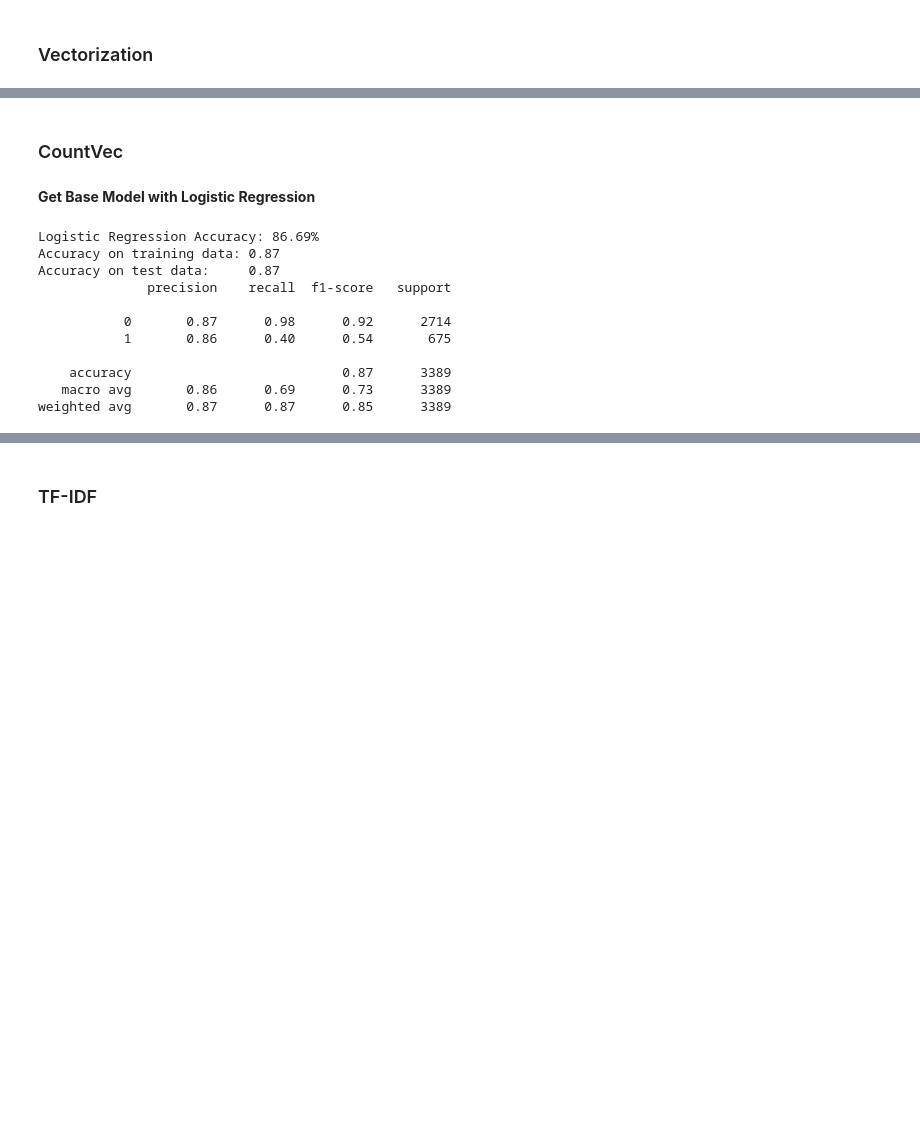
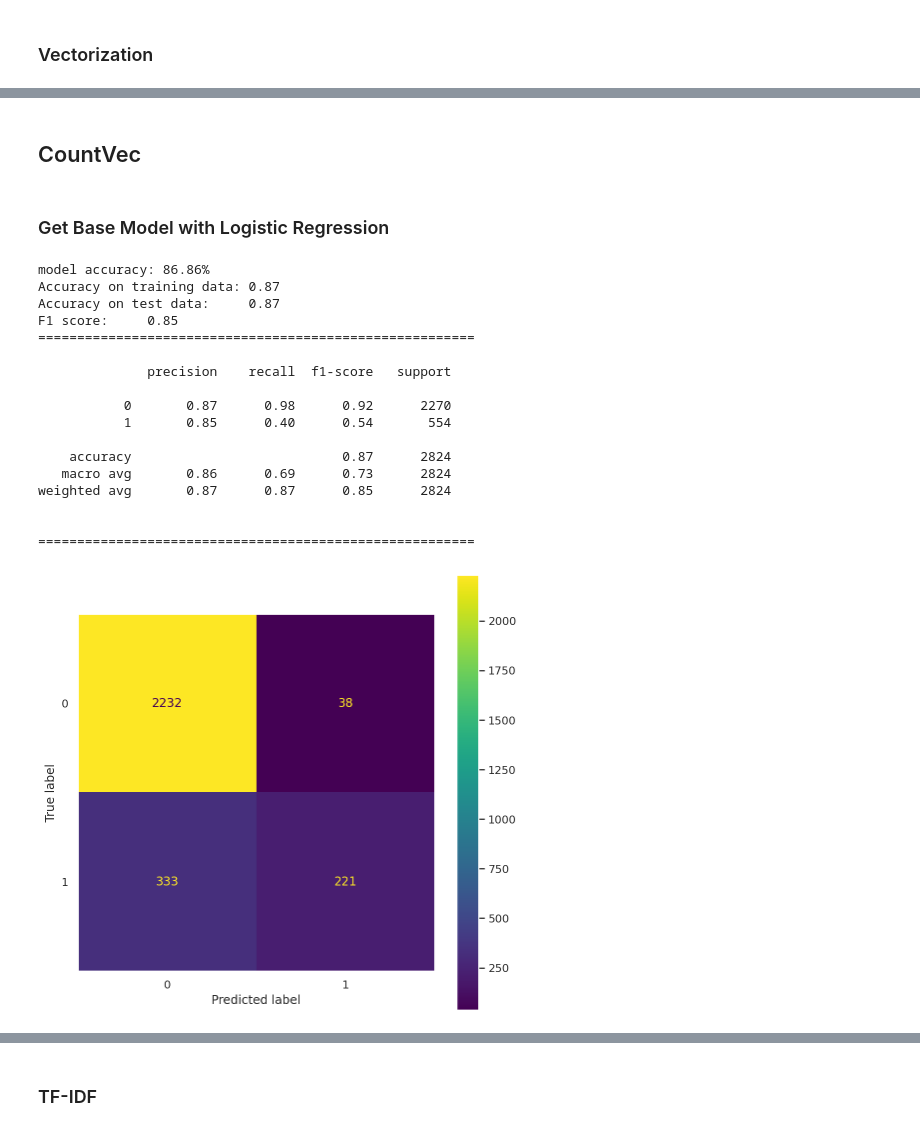
Before and after one commit to jadecebeci/Twitter-Sentiment-Analysis-on-Airlines, a Jupyter notebook: Preprocessing_and_Modeling.ipynb, the cells around one changed output, grey strips where cells are left out. Saved outputs shown, nothing was run; the diff lists cells and outputs as text; code cells hidden in the pictures; blank space fills up the shorter version.

Commit message:
Modeling

```diff
--- a/Preprocessing_and_Modeling.ipynb
+++ b/Preprocessing_and_Modeling.ipynb
@@ -400,35 +396,57 @@ After the vectorization phase, the data will be divide into **“training”** a
+# %%
+#Creating function to evaluate our models.
+def evaluation(model, X_train, X_test):
+
+    y_pred = model.predict(X_test)
+
+    model_accuracy = 100*accuracy_score(y_test,y_pred)
+    training_accuracy = model.score(X_train, y_train)
+    test_accuracy = model.score(X_test, y_test)
+    f1 = f1_score(y_test, y_pred)
+
+    print('model accuracy: %0.2f%%' % (model_accuracy))
+    print("Accuracy on training data: %0.2f" % (training_accuracy))
+    print("Accuracy on test data:     %0.2f" % (test_accuracy))
+    print("F1 score:     %0.2f" % (f1))
+    print('========================================================')
+    print('')
+    print(classification_report(y_test,y_pred))
+    print('')
+    print('========================================================')
+    plot_confusion_matrix(model,X_test, y_test)
+    plt.grid(None)
 # %% [markdown]
-### CountVec
+## CountVec
 # %%
-cv = CountVectorizer(min_df=5, max_df=0.70)
-X = cv.fit_transform(df.text)
+X = df['text']
 y = df['airline_sentiment']
 
-X_train, X_test, y_train, y_test = train_test_split(X, y, test_size=.30, random_state=42)
+cv = CountVectorizer(min_df=5, max_df=0.70)
+X_vec = cv.fit_transform(X)
+
+X_train, X_test, y_train, y_test = train_test_split(X_vec, y, random_state=42)
 # %% [markdown]
-**Get Base Model with Logistic Regression**
+### Get Base Model with Logistic Regression
-# %%
-logReg = LogisticRegression(max_iter=1000, C = 0.02).fit(X_train, y_train)
-y_pred = logReg.predict(X_test)
-
-print("Logistic Regression Accuracy: %0.2f%%" % (100 * logReg.score(X_test, y_test)))
-
-training_accuracy = logReg.score(X_train, y_train)
-test_accuracy = logReg.score(X_test, y_test)
-
-print("Accuracy on training data: %0.2f" % (training_accuracy))
-print("Accuracy on test data:     %0.2f" % (test_accuracy))
-print(classification_report(y_test,y_pred))
-# %% [output]
-Logistic Regression Accuracy: 86.69%
-Accuracy on training data: 0.87
-Accuracy on test data:     0.87
-              precision    recall  f1-score   support
-
-           0       0.87      0.98      0.92      2714
-           1       0.86      0.40      0.54       675
-
-    accuracy                           0.87      3389
-   macro avg       0.86      0.69      0.73      3389
-weighted avg       0.87      0.87      0.85      3389
+# %%
+logReg_cv = LogisticRegression(max_iter=1000, C = 0.02).fit(X_train, y_train)
+evaluation(logReg_cv, X_train, X_test)
+# %% [output]
+model accuracy: 86.86%
+Accuracy on training data: 0.87
+Accuracy on test data:     0.87
+F1 score:     0.85
+========================================================
+
+              precision    recall  f1-score   support
+
+           0       0.87      0.98      0.92      2270
+           1       0.85      0.40      0.54       554
+
+    accuracy                           0.87      2824
+   macro avg       0.86      0.69      0.73      2824
+weighted avg       0.87      0.87      0.85      2824
+
+
+========================================================
+[figure, added]
 # %% [markdown]
```
Also changed, not shown: parts of 59 cells of this notebook.
